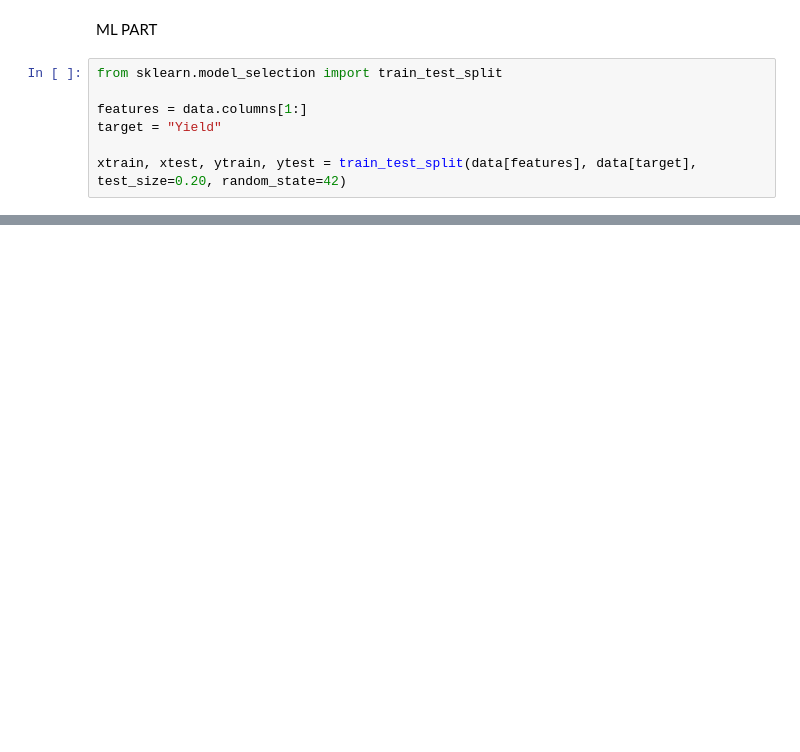
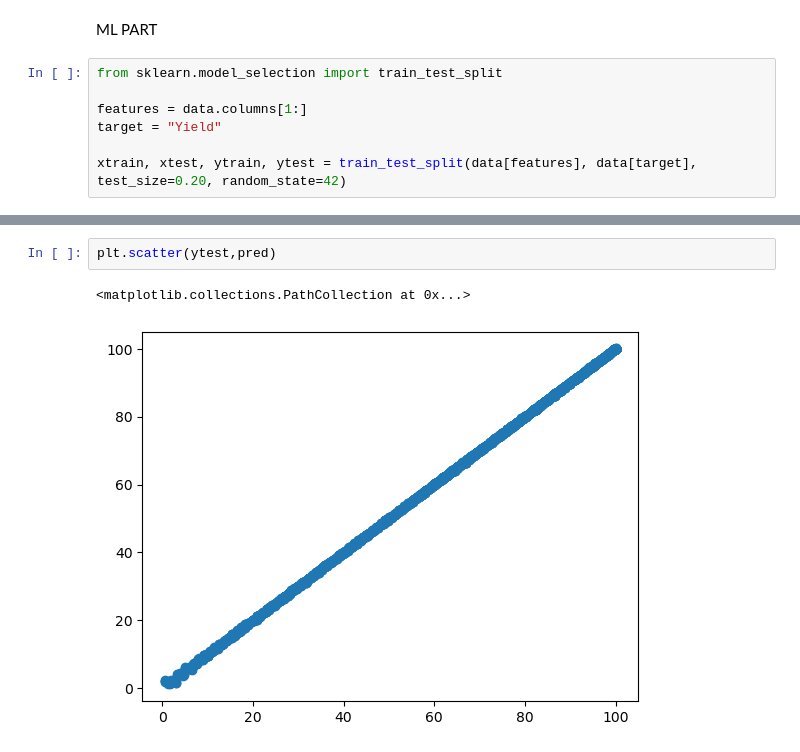
Before and after one commit to MountU0/pict, a Jupyter notebook: data processing/baseline.ipynb, the cells around one changed output, grey strips where cells are left out. Saved outputs shown, nothing was run; the diff lists cells and outputs as text; blank space fills up the shorter version.

```diff
--- a/data processing/baseline.ipynb
+++ b/data processing/baseline.ipynb
@@ -58,0 +59,5 @@ plt.legend(['true', 'pred'])
+# %%
+plt.scatter(ytest,pred)
+# %% [output]
+<matplotlib.collections.PathCollection at 0x...>
+[figure, added]
```
Also changed, not shown: parts of 3 cells of this notebook, 2 other files.
